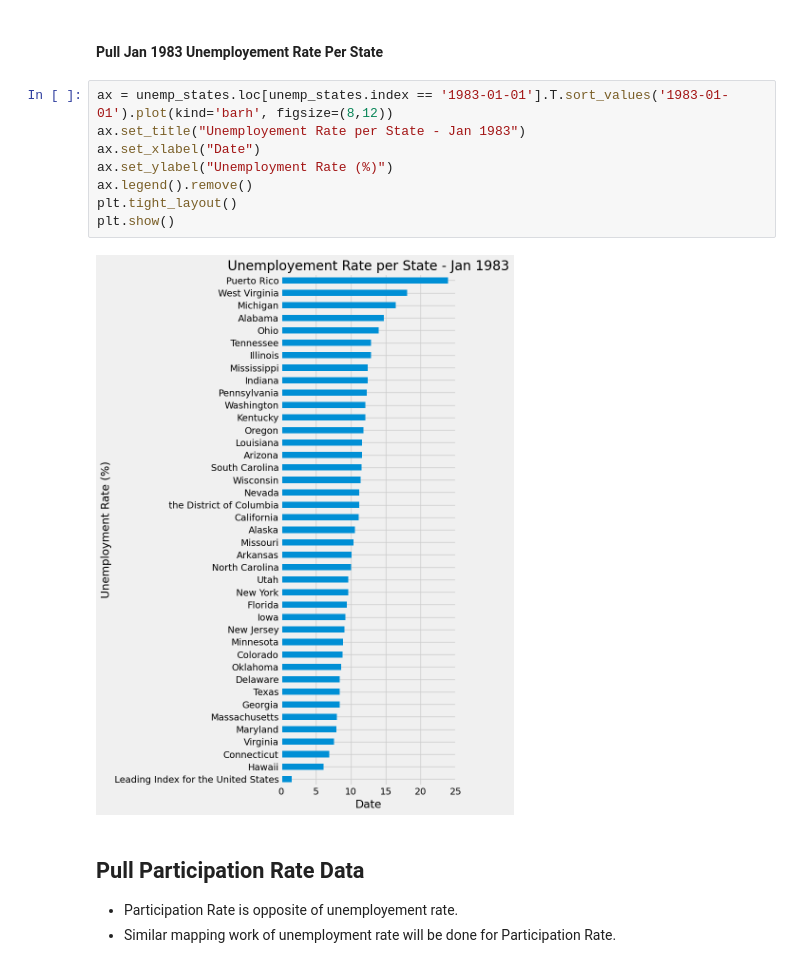
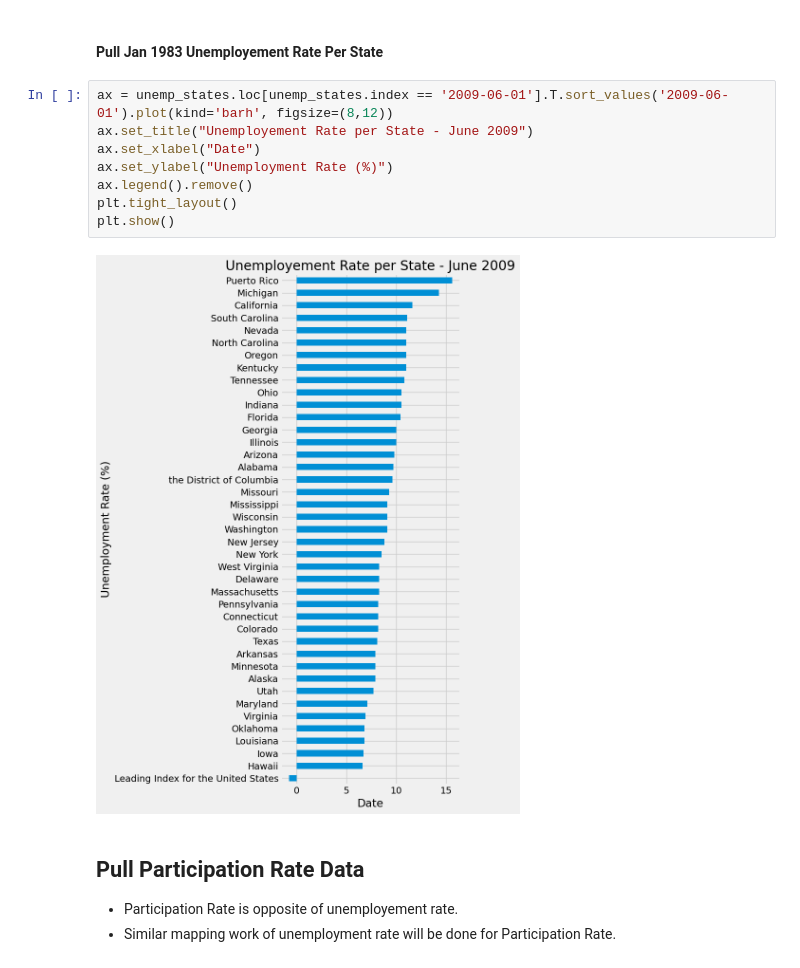
Before and after one commit to MoeedKhan-AMK/Economic-Data-Analysis-Project, a Jupyter notebook: analysis.ipynb, the cells around one changed output. Cells and saved outputs as stored; diff of their text form.

Commit message:
Unemployment vs Participation Plotted

```diff
--- a/analysis.ipynb
+++ b/analysis.ipynb
@@ -202,15 +202,15 @@ px.line(unemp_states)
 # %% [markdown]
 #### Pull Jan 1983 Unemployement Rate Per State
 # %%
-ax = unemp_states.loc[unemp_states.index == '1983-01-01'].T.sort_values('1983-01-01').plot(kind='barh', figsize=(8,12))
-ax.set_title("Unemployement Rate per State - Jan 1983")
+ax = unemp_states.loc[unemp_states.index == '2009-06-01'].T.sort_values('2009-06-01').plot(kind='barh', figsize=(8,12))
+ax.set_title("Unemployement Rate per State - June 2009")
 ax.set_xlabel("Date")
 ax.set_ylabel("Unemployment Rate (%)")
 ax.legend().remove()
 plt.tight_layout()
 plt.show()
 # %% [output]
-[figure, old version]
+[figure, new version]
 # %% [markdown]
 ## Pull Participation Rate Data
 - Participation Rate is opposite of unemployement rate.
```
Also changed, not shown: parts of 6 cells of this notebook.
